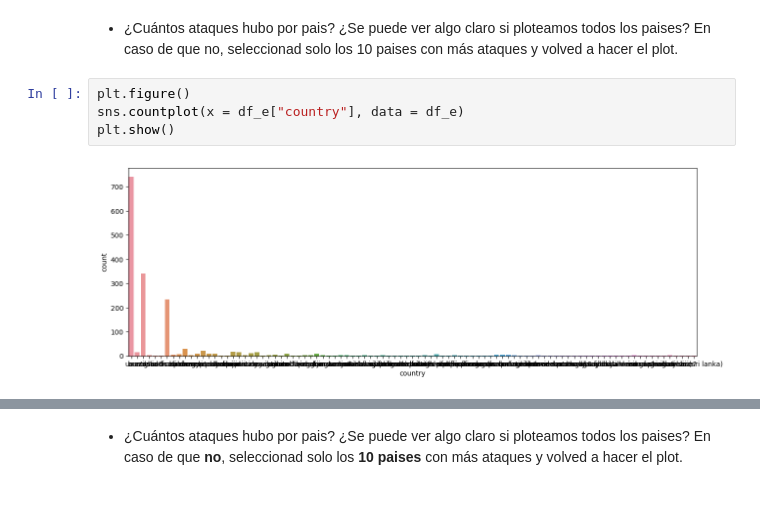
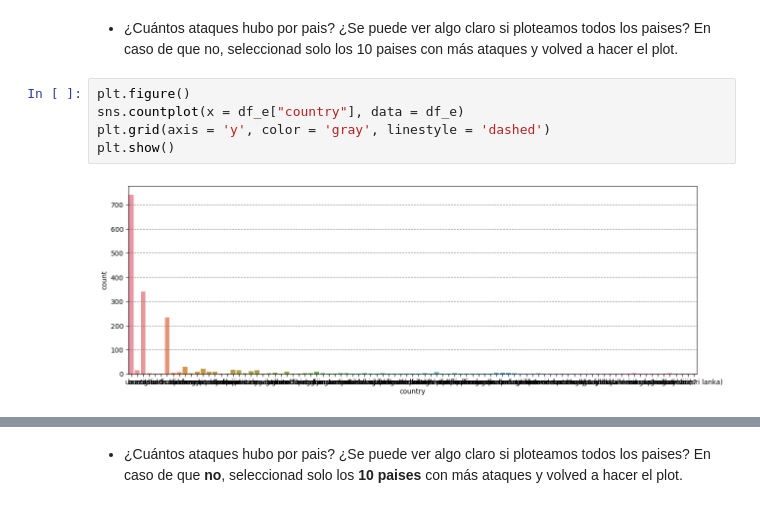
Before and after one commit to Adalab/DA-promoc-modulo-02-sprint-02-sandra-ana, a Jupyter notebook: EDA/03-EDA-3.ipynb, the cells around one changed output, grey strips where cells are left out. Drawn from its saved outputs; the diff is of its cells as text.

```diff
--- a/EDA/03-EDA-3.ipynb
+++ b/EDA/03-EDA-3.ipynb
@@ -61,6 +61,7 @@ warnings.filterwarnings('ignore') # para los errores
 # %%
 plt.figure()
 sns.countplot(x = df_e["country"], data = df_e)
+plt.grid(axis = 'y', color = 'gray', linestyle = 'dashed')
 plt.show()
 # %% [output]
-[figure, old version]
+[figure, new version]
```
Also changed, not shown: parts of 1 cell of this notebook.
